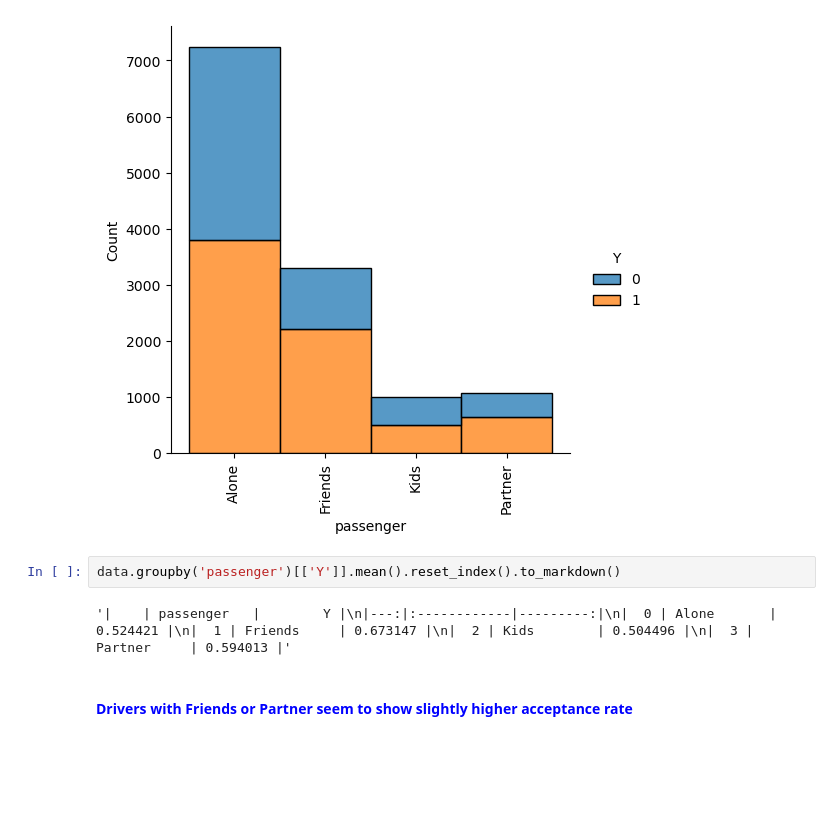
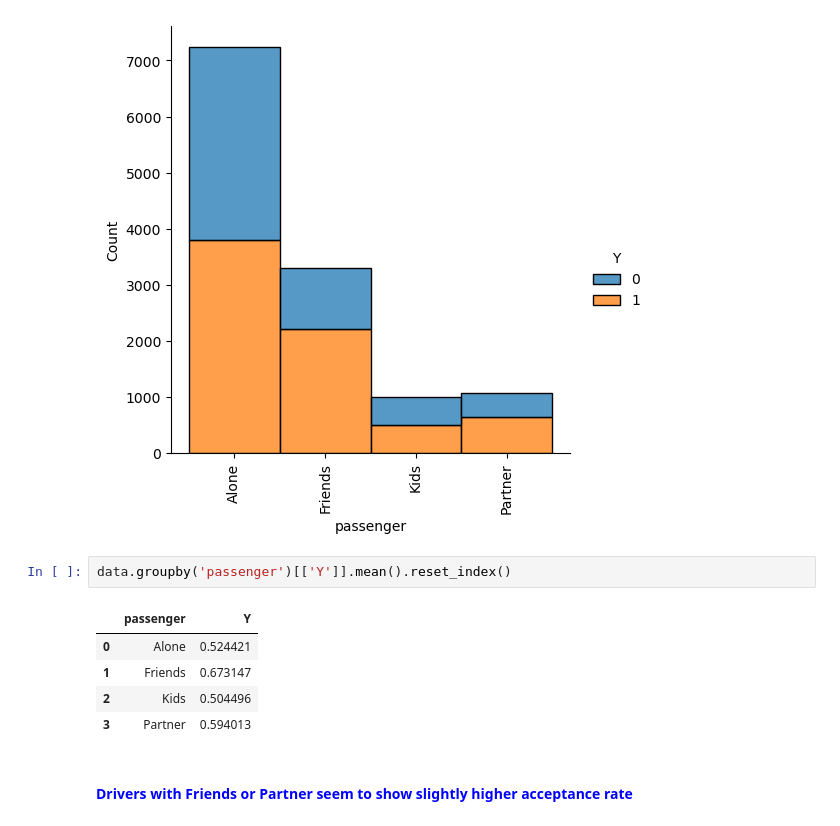
Before and after one commit to archana-rg/ml-practical-apps, a Jupyter notebook: coupon_accept.ipynb, the cells around one changed output. Drawn from its saved outputs; the diff is of its cells as text; blank space fills up the shorter version.

```diff
--- a/coupon_accept.ipynb
+++ b/coupon_accept.ipynb
@@ -854,9 +854,13 @@ The figure layout has changed to tight
   Text(3, 0, 'Partner')])
 [figure]
 # %%
-data.groupby('passenger')[['Y']].mean().reset_index().to_markdown()
+data.groupby('passenger')[['Y']].mean().reset_index()
 # %% [output]
-'|    | passenger   |        Y |\n|---:|:------------|---------:|\n|  0 | Alone       | 0.524421 |\n|  1 | Friends     | 0.673147 |\n|  2 | Kids        | 0.504496 |\n|  3 | Partner     | 0.594013 |'
+|  | passenger | Y |
+| 0 | Alone | 0.524421 |
+| 1 | Friends | 0.673147 |
+| 2 | Kids | 0.504496 |
+| 3 | Partner | 0.594013 |
 # %% [markdown]
 #### <font color='blue'> Drivers with Friends or Partner seem to show slightly higher acceptance rate</font>
 # %% [markdown]
```
Also changed, not shown: parts of 10 cells of this notebook, 15 other files.
